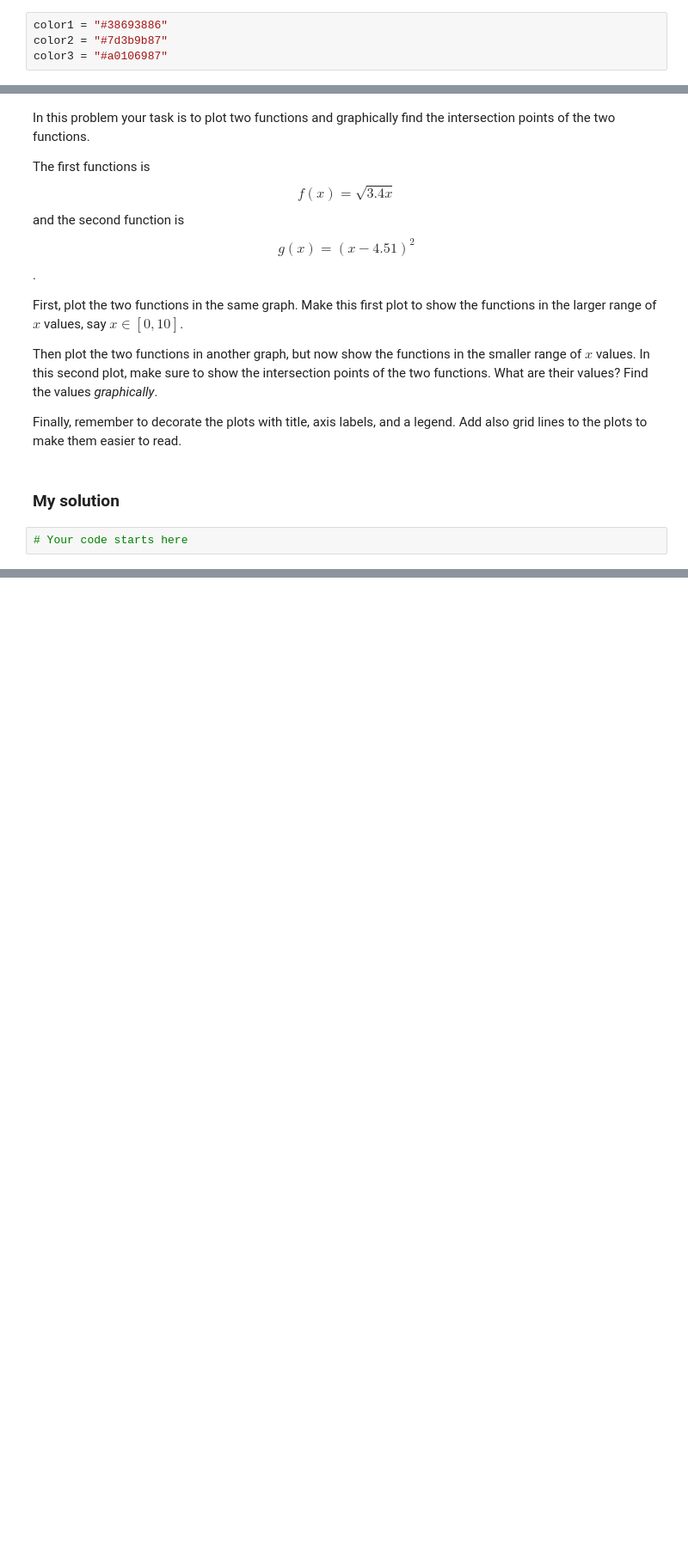
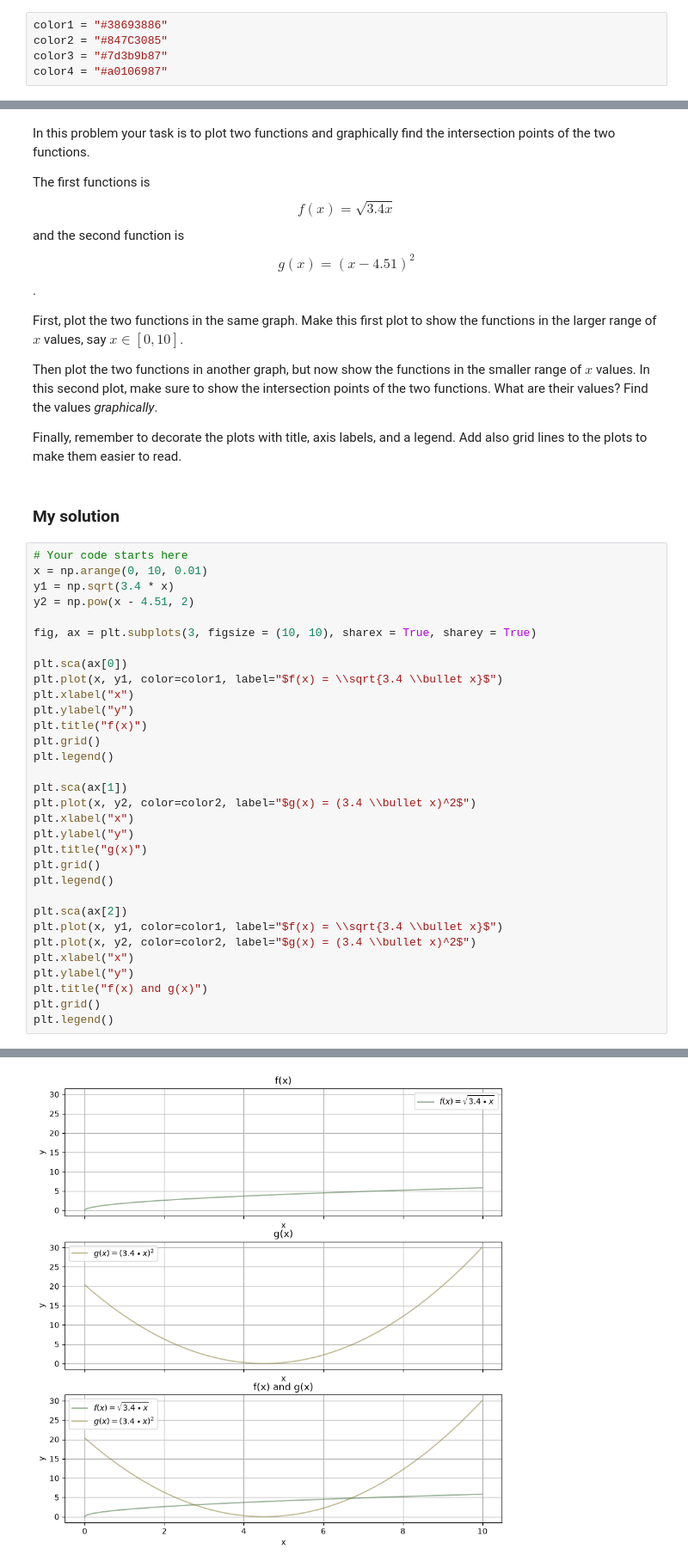
Before and after one commit to Tsavoritel/Silly-Scripts, a Jupyter notebook: PythonLabs/Elise_Collins_Lab2.ipynb, the cells around one changed output, grey strips where cells are left out. Shown at 86% size. Drawn from its saved outputs; the diff is of its cells as text; blank space fills up the shorter version.

```diff
--- a/PythonLabs/Elise_Collins_Lab2.ipynb
+++ b/PythonLabs/Elise_Collins_Lab2.ipynb
@@ -20,8 +20,9 @@ import labx as mx # Remenber to donwload labx.pyc from the course website
 ## My solution for problem 1
 # %%
 color1 = "#38693886"
-color2 = "#7d3b9b87"
-color3 = "#a0106987"
+color2 = "#847C3085"
+color3 = "#7d3b9b87"
+color4 = "#a0106987"
 # %%
 x = np.arange(-10, 10, 0.01)
 y = mx.lab_2_problem_1(x, student_id)
@@ -115,3 +116,34 @@ lines to the plots to make them easier to read.
 ### My solution
 # %%
 # Your code starts here
+x = np.arange(0, 10, 0.01)
+y1 = np.sqrt(3.4 * x)
+y2 = np.pow(x - 4.51, 2)
+
+fig, ax = plt.subplots(3, figsize = (10, 10), sharex = True, sharey = True)
+
+plt.sca(ax[0])
+plt.plot(x, y1, color=color1, label="$f(x) = \\sqrt{3.4 \\bullet x}$")
+plt.xlabel("x")
+plt.ylabel("y")
+plt.title("f(x)")
+plt.grid()
+plt.legend()
+
+plt.sca(ax[1])
+plt.plot(x, y2, color=color2, label="$g(x) = (3.4 \\bullet x)^2$")
+plt.xlabel("x")
+plt.ylabel("y")
+plt.title("g(x)")
+plt.grid()
+plt.legend()
+
+plt.sca(ax[2])
+plt.plot(x, y1, color=color1, label="$f(x) = \\sqrt{3.4 \\bullet x}$")
+plt.plot(x, y2, color=color2, label="$g(x) = (3.4 \\bullet x)^2$")
+plt.xlabel("x")
+plt.ylabel("y")
+plt.title("f(x) and g(x)")
+plt.grid()
+plt.legend()
+# %% [output]
@@ -117,0 +151 @@ lines to the plots to make them easier to read.
+[figure, added]
```
Also changed, not shown: parts of 2 cells of this notebook.
